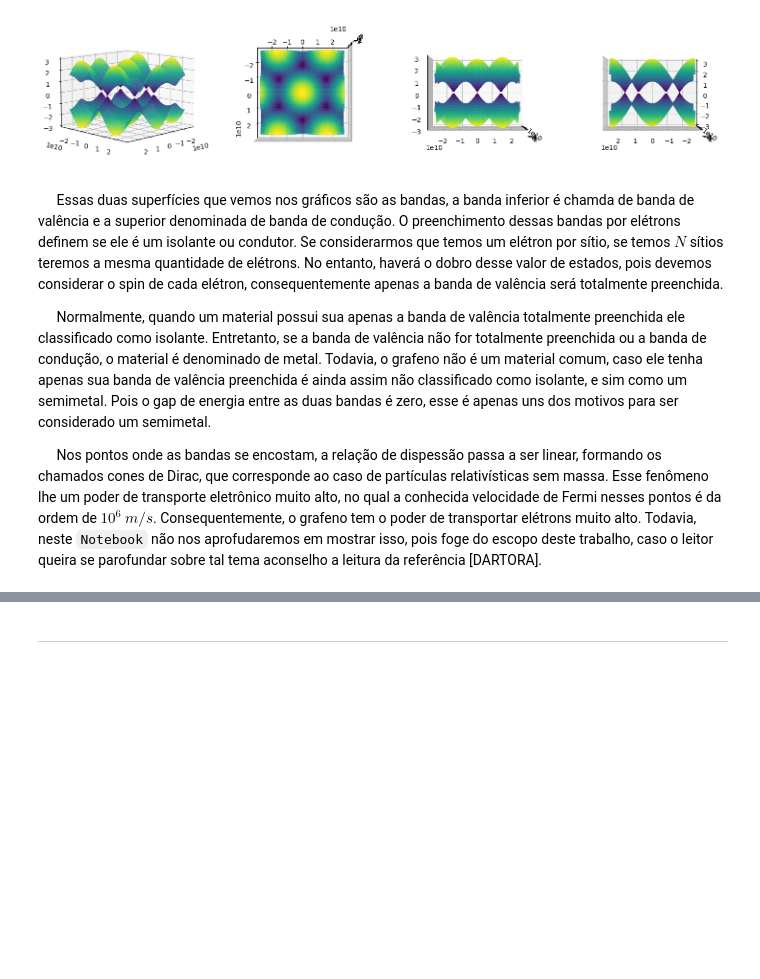
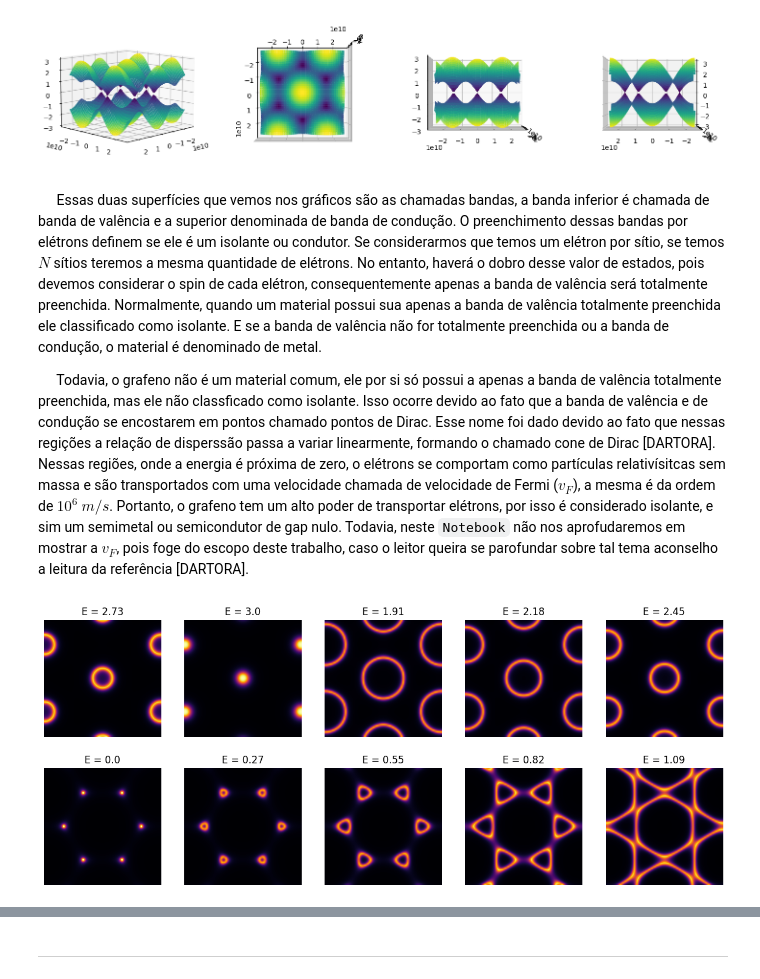
Before and after one commit to Josearthur266/Rascunhos_PET.py, a Jupyter notebook: Estrutura_de_bandas_do grafeno/Estrutura_de_bandas_do_grafeno.ipynb, the cells around one changed output, grey strips where cells are left out. Drawn from its saved outputs; the diff is of its cells as text; code cells hidden in the pictures; blank space fills up the shorter version.

Commit message:
Escrevendo Notebook

```diff
--- a/Estrutura_de_bandas_do grafeno/Estrutura_de_bandas_do_grafeno.ipynb
+++ b/Estrutura_de_bandas_do grafeno/Estrutura_de_bandas_do_grafeno.ipynb
@@ -240,11 +243,27 @@ ax.view_init(elev=0, azim=90)
 # %% [output]
 [figure]
 # %% [markdown]
-$\quad$ Essas duas superfícies que vemos nos gráficos são as bandas, a banda inferior é chamda de banda de valência e a superior denominada de banda de condução. O preenchimento dessas bandas por elétrons definem se ele é um isolante ou condutor. Se considerarmos que temos um elétron por sítio, se temos $N$ sítios teremos a mesma quantidade de elétrons. No entanto, haverá o dobro desse valor de estados, pois devemos considerar o spin de cada elétron, consequentemente apenas a banda de valência será totalmente preenchida.
+$\quad$ Essas duas superfícies que vemos nos gráficos são as chamadas bandas, a banda inferior é chamada de banda de valência e a superior denominada de banda de condução. O preenchimento dessas bandas por elétrons definem se ele é um isolante ou condutor. Se considerarmos que temos um elétron por sítio, se temos $N$ sítios teremos a mesma quantidade de elétrons. No entanto, haverá o dobro desse valor de estados, pois devemos considerar o spin de cada elétron, consequentemente apenas a banda de valência será totalmente preenchida. Normalmente, quando um material possui sua apenas a banda de valência totalmente preenchida ele classificado como isolante. E se a banda de valência não for totalmente preenchida ou a banda de condução, o material é denominado de metal.
 
-$\quad$ Normalmente, quando um material possui sua apenas a banda de valência totalmente preenchida ele classificado como isolante. Entretanto, se a banda de valência não for totalmente preenchida ou a banda de condução, o material é denominado de metal. Todavia, o grafeno não é um material comum, caso ele tenha apenas sua banda de valência preenchida é ainda assim não classificado como isolante, e sim como um semimetal. Pois o gap de energia entre as duas bandas é zero, esse é apenas uns dos motivos para ser considerado um semimetal.
-
-$\quad$ Nos pontos onde as bandas se encostam, a relação de dispessão passa a ser linear, formando os chamados cones de Dirac, que corresponde ao caso de partículas relativísticas sem massa. Esse fenômeno lhe um poder de transporte eletrônico muito alto, no qual a conhecida velocidade de Fermi nesses pontos é da ordem de $10^{6}\ m/s$. Consequentemente, o grafeno tem o poder de transportar elétrons muito alto. Todavia, neste `Notebook` não nos aprofudaremos em mostrar isso, pois foge do escopo deste trabalho, caso o leitor queira se parofundar sobre tal tema aconselho a leitura da referência [DARTORA].
+$\quad$ Todavia, o grafeno não é um material comum, ele por si só possui a apenas a banda de valência totalmente preenchida, mas ele não classficado como isolante. Isso ocorre devido ao fato que a banda de valência e de condução se encostarem em pontos chamado pontos de Dirac. Esse nome foi dado devido ao fato que nessas regições a relação de disperssão passa a variar linearmente, formando o chamado cone de Dirac [DARTORA]. Nessas regiões, onde a energia é próxima de zero, o elétrons se comportam como partículas relativísitcas sem massa e são transportados com uma velocidade chamada de velocidade de Fermi ($v_F$), a mesma é da ordem de $10^6\ m/s$. Portanto, o grafeno tem um alto poder de transportar elétrons, por isso é considerado isolante, e sim um semimetal ou semicondutor de gap nulo. Todavia, neste `Notebook` não nos aprofudaremos em mostrar a $v_F$, pois foge do escopo deste trabalho, caso o leitor queira se parofundar sobre tal tema aconselho a leitura da referência [DARTORA].
+# %%
+plt.figure(figsize=(18, 12))
+g = geometry.honeycomb_lattice() # generate a honeycomb lattice
+h = g.get_hamiltonian() # generate the Hamiltonian
+delta = 0.1 ; nk = 80 # smearing and kmesh
+energies = np.linspace(0.,3.,12) # energies
+ip = 1 # counter for the plot
+i = 1
+for e in energies:
+    (x,y,d) = h.get_fermi_surface(e=e,delta=delta,nk=nk) # compute Fermi surface
+    plt.subplot(i,6,ip) ; ip += 1 # set subplot
+    if ip == 6:
+        ip = 1
+        i = 2
+    d2d = d.reshape((nk,nk)) ; plt.imshow(d2d,vmin=0.,vmax=2./delta,cmap="inferno",interpolation="bicubic")
+    plt.title("E = "+str(np.round(e,2))) ; plt.axis("off")
+# %% [output]
+[figure, added]
 # %%
 g = geometry.honeycomb_lattice() # generate a honeycomb lattice
 h = g.get_hamiltonian() # generate the Hamiltonian
```
Also changed, not shown: parts of 6 cells of this notebook, 3 other files.
